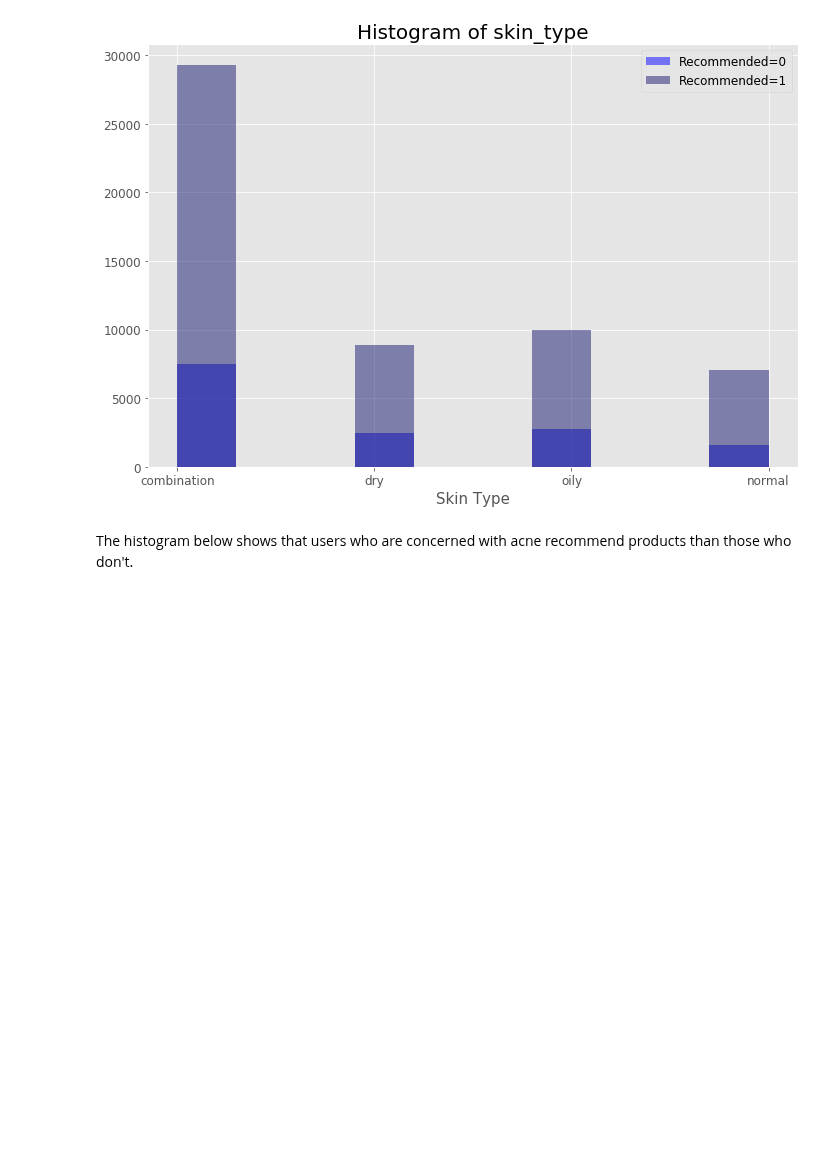
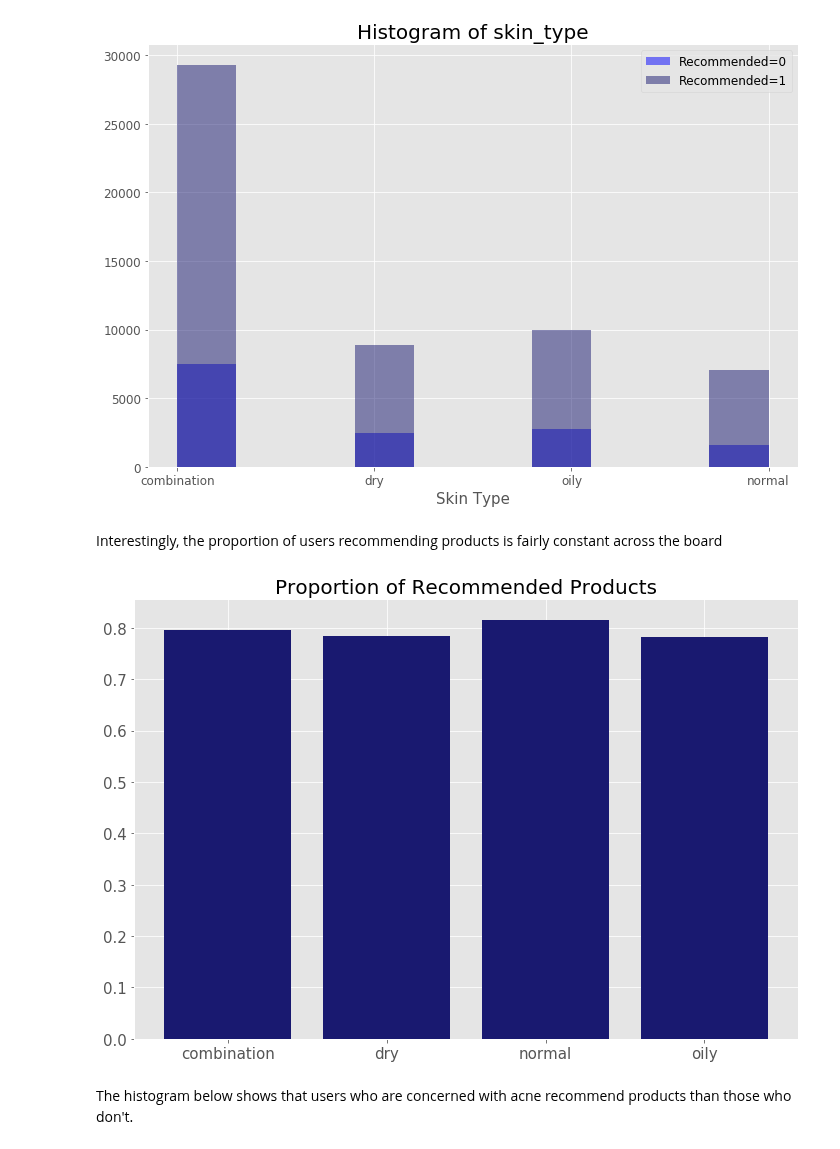
Before and after one commit to nicleong27/Beauty_Reviews, a Jupyter notebook: Sephora-EDA.ipynb, the cells around one changed output. Cells and saved outputs as stored; diff of their text form; code cells hidden in the pictures; blank space fills up the shorter version.

```diff
--- a/Sephora-EDA.ipynb
+++ b/Sephora-EDA.ipynb
@@ -217,6 +214,26 @@ plt.tight_layout()
 plt.savefig('imgs/skin_type_rec.png')
 # %% [output]
 [figure]
+# %% [markdown]
+Interestingly, the proportion of users recommending products is fairly constant across the board
+# %%
+skin_types_rec = df_no_na.groupby('skin_type').sum()['recommended'].reset_index()
+skin_types_total = df_no_na.groupby('skin_type').count()['recommended'].reset_index()
+skin_types_total.rename(columns={'skin_type': 'skin_types2', 'recommended': 'total_num'}, inplace=True)
+skin_types_prop = pd.concat([skin_types_rec, skin_types_total], axis=1)
+skin_types_prop['proportion'] = skin_types_prop['recommended'] / skin_types_prop['total_num']
+skin_types_prop
+
+fig, ax = plt.subplots(figsize=(10, 7))
+ax.bar(skin_types_prop['skin_type'], skin_types_prop['proportion'], color='midnightblue')
+plt.title('Proportion of Recommended Products', fontsize=20)
+plt.xticks(fontsize=15)
+plt.yticks(fontsize=15)
+
+plt.tight_layout()
+plt.savefig('imgs/recommended_prop.png')
+# %% [output]
+[figure, added]
 # %% [markdown]
 The histogram below shows that users who are concerned with acne recommend products than those who don't.
 # %%
```
Also changed, not shown: parts of 2 cells of this notebook.
